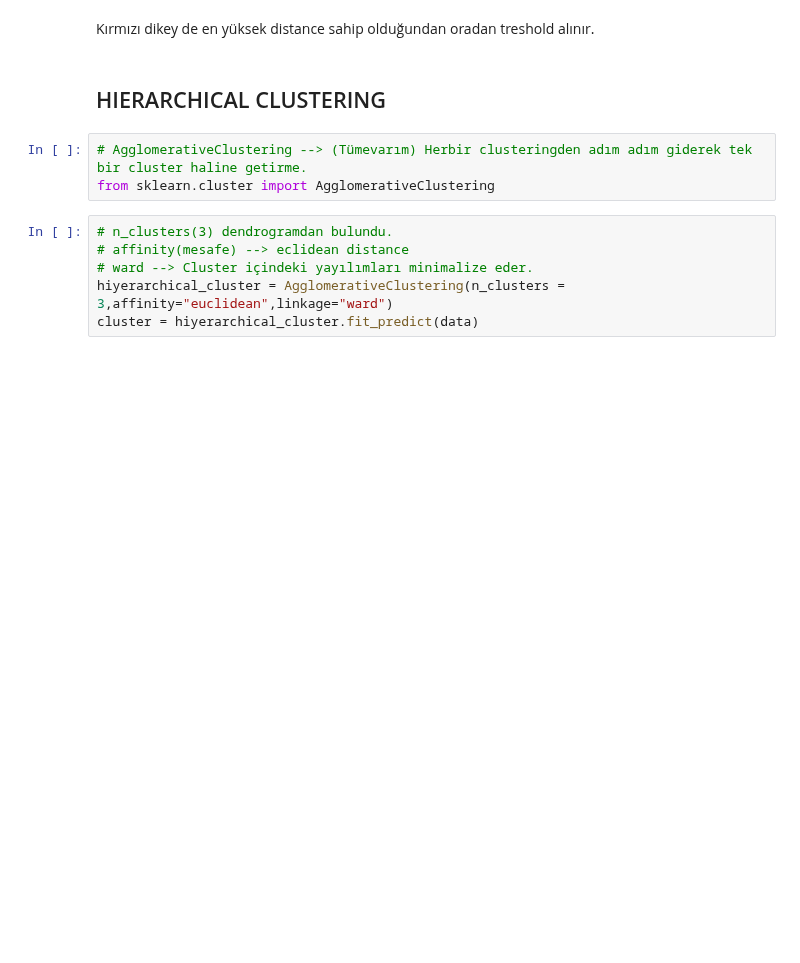
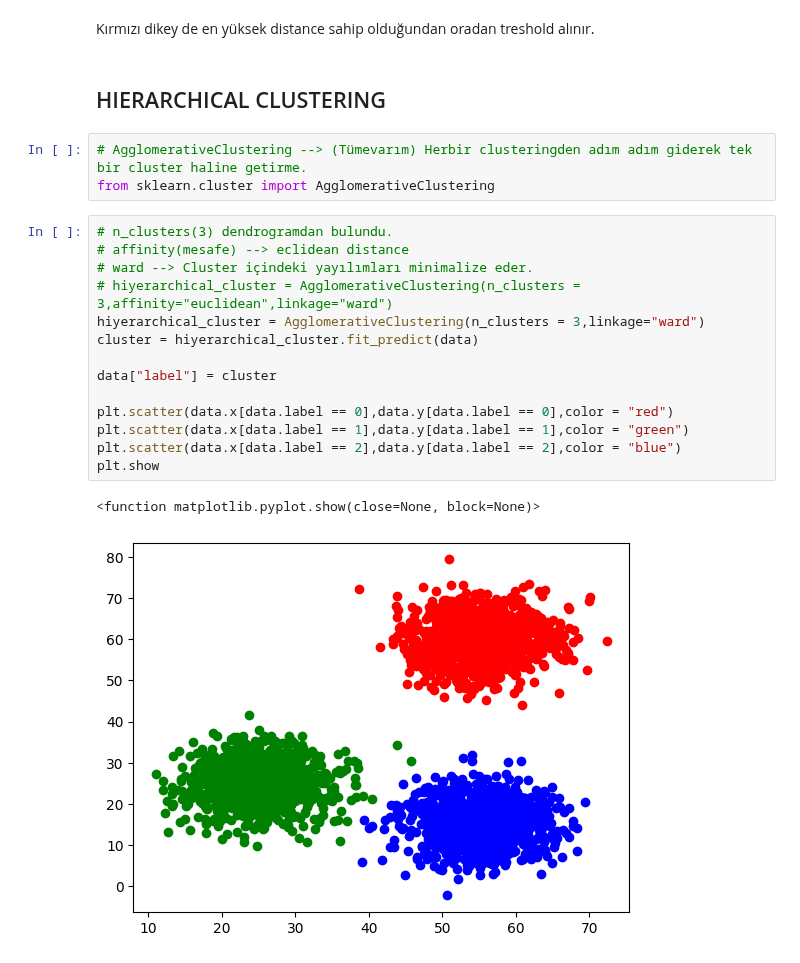
Before and after one commit to akalinirem/machine_learning, a Jupyter notebook: pages/clustering/hierarchical_clustering.ipynb, the cells around one changed output. Saved outputs shown, nothing was run; the diff lists cells and outputs as text; blank space fills up the shorter version.

```diff
--- a/pages/clustering/hierarchical_clustering.ipynb
+++ b/pages/clustering/hierarchical_clustering.ipynb
@@ -70,6 +70,17 @@ from sklearn.cluster import AgglomerativeClustering
 # %%
 # n_clusters(3) dendrogramdan bulundu.
 # affinity(mesafe) --> eclidean distance
 # ward --> Cluster içindeki yayılımları minimalize eder.
-hiyerarchical_cluster = AgglomerativeClustering(n_clusters = 3,affinity="euclidean",linkage="ward")
+# hiyerarchical_cluster = AgglomerativeClustering(n_clusters = 3,affinity="euclidean",linkage="ward")
+hiyerarchical_cluster = AgglomerativeClustering(n_clusters = 3,linkage="ward")
 cluster = hiyerarchical_cluster.fit_predict(data)
+
+data["label"] = cluster
+
+plt.scatter(data.x[data.label == 0],data.y[data.label == 0],color = "red")
+plt.scatter(data.x[data.label == 1],data.y[data.label == 1],color = "green")
+plt.scatter(data.x[data.label == 2],data.y[data.label == 2],color = "blue")
+plt.show
+# %% [output]
+<function matplotlib.pyplot.show(close=None, block=None)>
+[figure, added]
```
